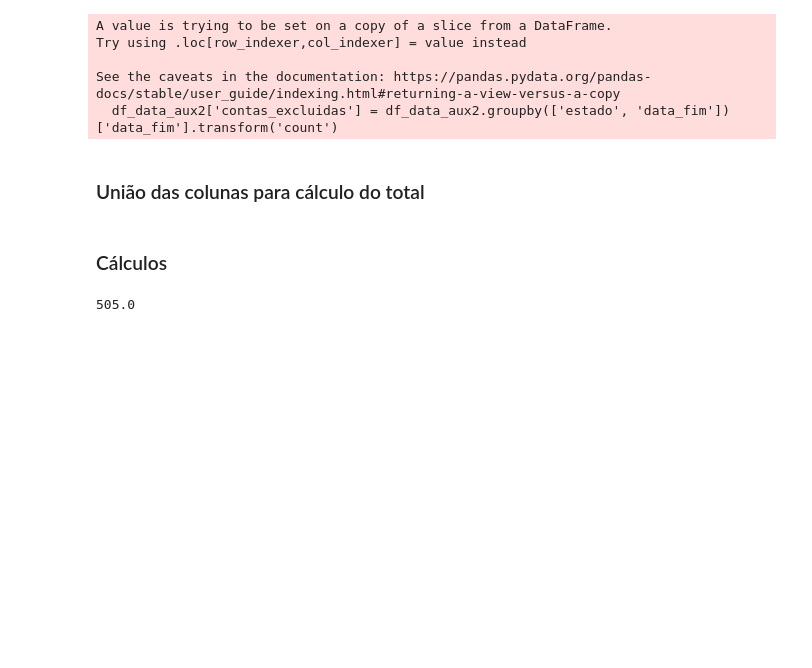
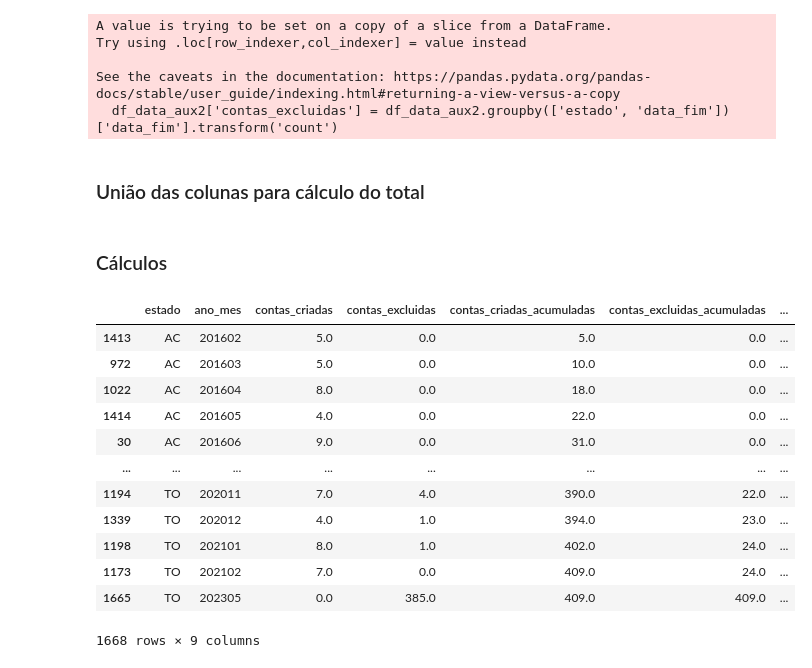
Before and after one commit to RGonzalesR/churn_analysis, a Jupyter notebook: main.ipynb, the cells around one changed output. Saved outputs shown, nothing was run; the diff lists cells and outputs as text; code cells hidden in the pictures; blank space fills up the shorter version.

```diff
--- a/main.ipynb
+++ b/main.ipynb
@@ -297,6 +268,18 @@ df_merged['churn'] = 100 * df_merged['contas_excluidas'] / df_merged['contas_ati
 # %%
 df_merged.to_csv('./data/transformed/calculo_churn.csv', sep=',')
 # %%
-df_merged['contas_excluidas'].sum()
+df_merged
 # %% [output]
+|  | estado | ano_mes | contas_criadas | contas_excluidas | contas_criadas_acumuladas | contas_excluidas_acumuladas | ... |
+| 1413 | AC | 201602 | 5.0 | 0.0 | 5.0 | 0.0 | ... |
+| 972 | AC | 201603 | 5.0 | 0.0 | 10.0 | 0.0 | ... |
+| 1022 | AC | 201604 | 8.0 | 0.0 | 18.0 | 0.0 | ... |
+| 1414 | AC | 201605 | 4.0 | 0.0 | 22.0 | 0.0 | ... |
+| 30 | AC | 201606 | 9.0 | 0.0 | 31.0 | 0.0 | ... |
+| ... | ... | ... | ... | ... | ... | ... | ... |
+| 1194 | TO | 202011 | 7.0 | 4.0 | 390.0 | 22.0 | ... |
+| 1339 | TO | 202012 | 4.0 | 1.0 | 394.0 | 23.0 | ... |
+| 1198 | TO | 202101 | 8.0 | 1.0 | 402.0 | 24.0 | ... |
+| 1173 | TO | 202102 | 7.0 | 0.0 | 409.0 | 24.0 | ... |
+| 1665 | TO | 202305 | 0.0 | 385.0 | 409.0 | 409.0 | ... |
-505.0
+1668 rows × 9 columns
```
Also changed, not shown: parts of 6 cells of this notebook, 7 other files.
